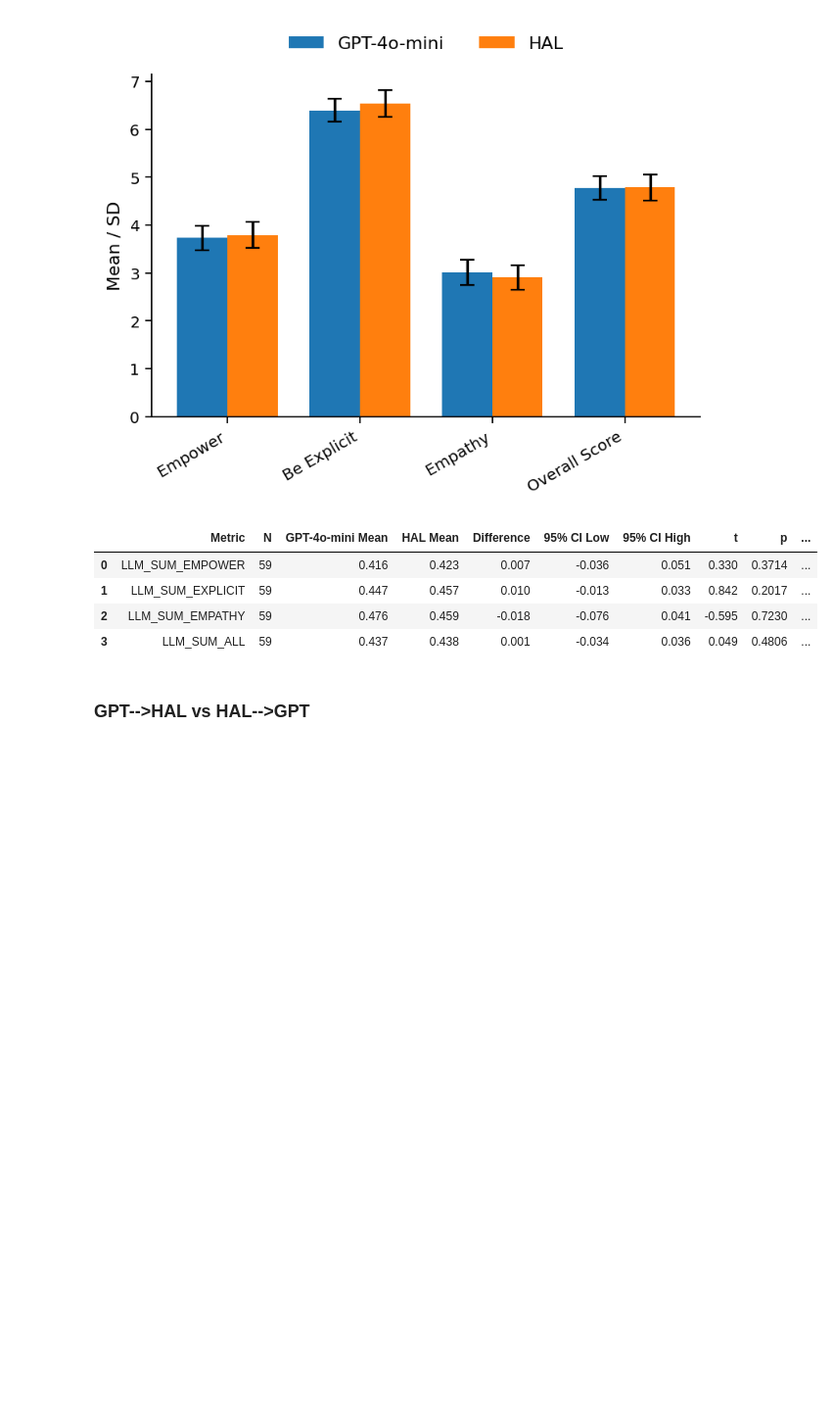
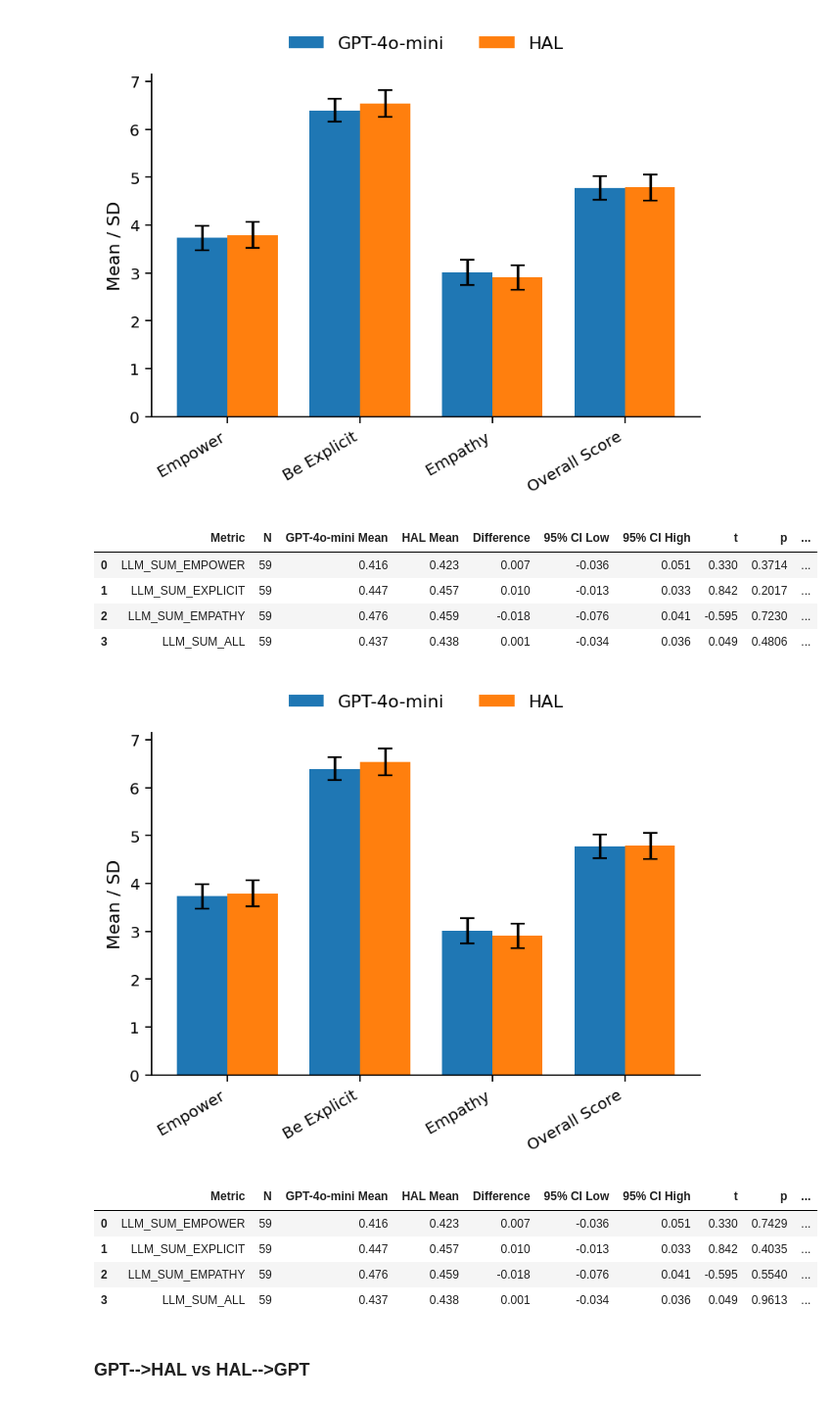
Before and after one commit to ROC-HCI/SOPHIE-2.0, a Jupyter notebook: user_data_analysis.ipynb, the cells around one changed output. Shown at 98% size. Cells and saved outputs as stored; diff of their text form; code cells hidden in the pictures; blank space fills up the shorter version.

```diff
--- a/user_data_analysis.ipynb
+++ b/user_data_analysis.ipynb
@@ -2026,6 +2053,15 @@ plot_session_comparison(gpt, hal, eee_cols, "GPT-4o-mini", "HAL", figsize=(5, 4)
 | 1 | LLM_SUM_EXPLICIT | 59 | 0.447 | 0.457 | 0.010 | -0.013 | 0.033 | 0.842 | 0.2017 | ... |
 | 2 | LLM_SUM_EMPATHY | 59 | 0.476 | 0.459 | -0.018 | -0.076 | 0.041 | -0.595 | 0.7230 | ... |
 | 3 | LLM_SUM_ALL | 59 | 0.437 | 0.438 | 0.001 | -0.034 | 0.036 | 0.049 | 0.4806 | ... |
+# %%
+plot_session_comparison(gpt, hal, eee_cols, "GPT-4o-mini", "HAL", alternative="two-sided", figsize=(5, 4))
+# %% [output]
+[figure, added]
+|  | Metric | N | GPT-4o-mini Mean | HAL Mean | Difference | 95% CI Low | 95% CI High | t | p | ... |
+| 0 | LLM_SUM_EMPOWER | 59 | 0.416 | 0.423 | 0.007 | -0.036 | 0.051 | 0.330 | 0.7429 | ... |
+| 1 | LLM_SUM_EXPLICIT | 59 | 0.447 | 0.457 | 0.010 | -0.013 | 0.033 | 0.842 | 0.4035 | ... |
+| 2 | LLM_SUM_EMPATHY | 59 | 0.476 | 0.459 | -0.018 | -0.076 | 0.041 | -0.595 | 0.5540 | ... |
+| 3 | LLM_SUM_ALL | 59 | 0.437 | 0.438 | 0.001 | -0.034 | 0.036 | 0.049 | 0.9613 | ... |
 # %% [markdown]
 ### GPT-->HAL vs HAL-->GPT
 # %%
```
Also changed, not shown: parts of 7 cells of this notebook.
